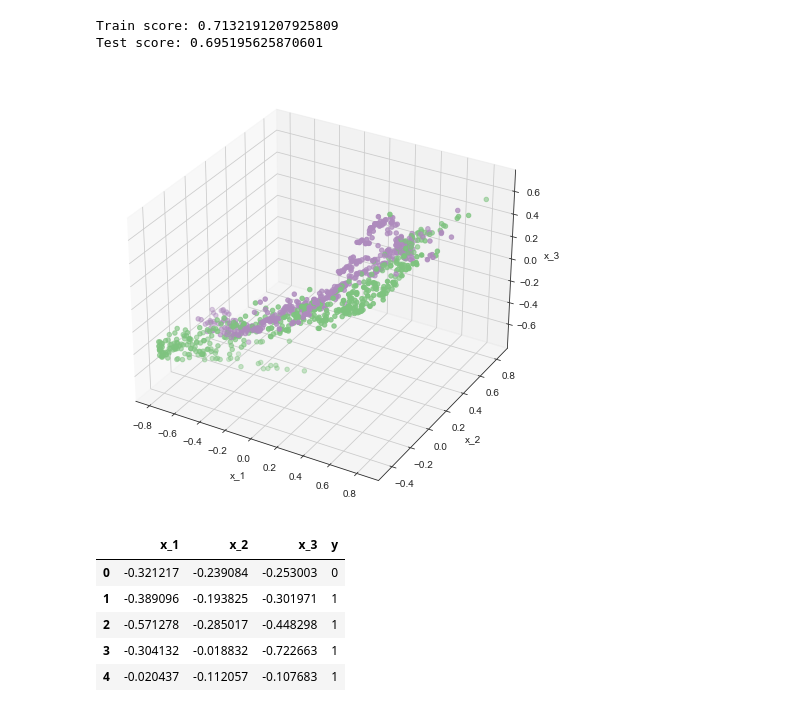
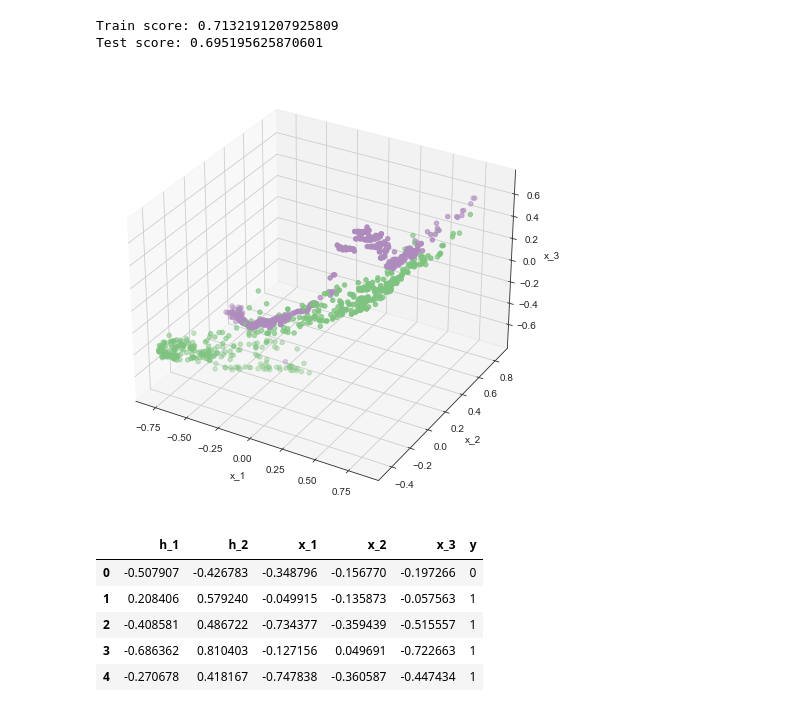
Before and after one commit to ferflugel/research_summer_2022, a Jupyter notebook: representation_learning/hidden_variables/real_life_regressors.ipynb, the cells around one changed output. Cells and saved outputs as stored; diff of their text form; code cells hidden in the pictures.

```diff
--- a/representation_learning/hidden_variables/real_life_regressors.ipynb
+++ b/representation_learning/hidden_variables/real_life_regressors.ipynb
@@ -5,12 +5,8 @@ import matplotlib.pyplot as plt
 import pandas as pd
 
 # create a random classification dataset
-hidden, labels = datasets.make_classification(n_samples=1000,
-                                              n_features=2,
-                                              n_informative=2,
-                                              n_redundant=0,
-                                              class_sep=0.8,
-                                              random_state=0)
+hidden, labels = datasets.make_classification(n_samples=1000, n_features=2, n_informative=2,
+                                              n_redundant=0, class_sep=2, random_state=0)
 
 # convert data into a dataframe
 hidden = pd.DataFrame(list(zip(list(hidden.T[0]), list(hidden.T[1]))), columns =['h_1', 'h_2'])
@@ -195,18 +191,20 @@ ax.set_zlabel('x_3')
 plt.savefig('figures/observations_space.png', dpi=200)
 plt.show()
 # %% [output]
-[figure, old version]
+[figure, new version]
 # %%
 # save the produced data into a csv file
 columns_data = list(zip(x_1.tolist(), x_2.tolist(), x_3.tolist(), labels.tolist()))
 df = pd.DataFrame(columns_data, columns = ['x_1', 'x_2', 'x_3', 'y'])
-df.to_csv('datasets/synthetic_real_life_regressor.csv', index=False)
+df = pd.concat([hidden, df], axis=1)
+
+df.to_csv('datasets/real_life_regressor.csv', index=False)
 
 df.head()
 # %% [output]
-|  | x_1 | x_2 | x_3 | y |
-| 0 | -0.321217 | -0.239084 | -0.253003 | 0 |
-| 1 | -0.389096 | -0.193825 | -0.301971 | 1 |
-| 2 | -0.571278 | -0.285017 | -0.448298 | 1 |
-| 3 | -0.304132 | -0.018832 | -0.722663 | 1 |
-| 4 | -0.020437 | -0.112057 | -0.107683 | 1 |
+|  | h_1 | h_2 | x_1 | x_2 | x_3 | y |
+| 0 | -0.507907 | -0.426783 | -0.348796 | -0.156770 | -0.197266 | 0 |
+| 1 | 0.208406 | 0.579240 | -0.049915 | -0.135873 | -0.057563 | 1 |
+| 2 | -0.408581 | 0.486722 | -0.734377 | -0.359439 | -0.515557 | 1 |
+| 3 | -0.686362 | 0.810403 | -0.127156 | 0.049691 | -0.722663 | 1 |
+| 4 | -0.270678 | 0.418167 | -0.747838 | -0.360587 | -0.447434 | 1 |
```
Also changed, not shown: parts of 2 cells of this notebook, 7 other files.
